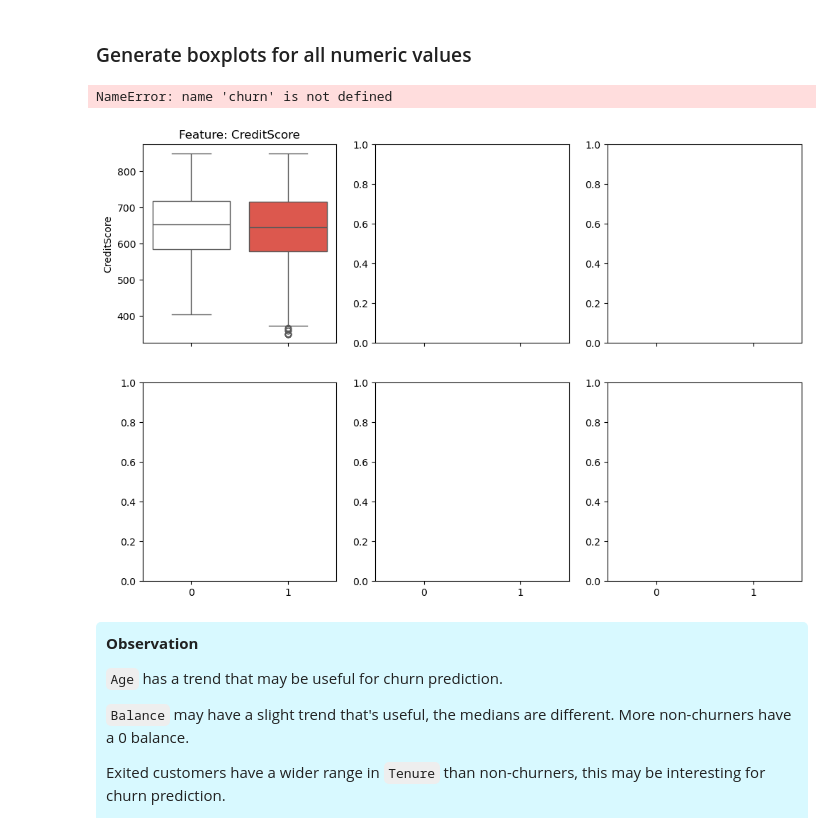
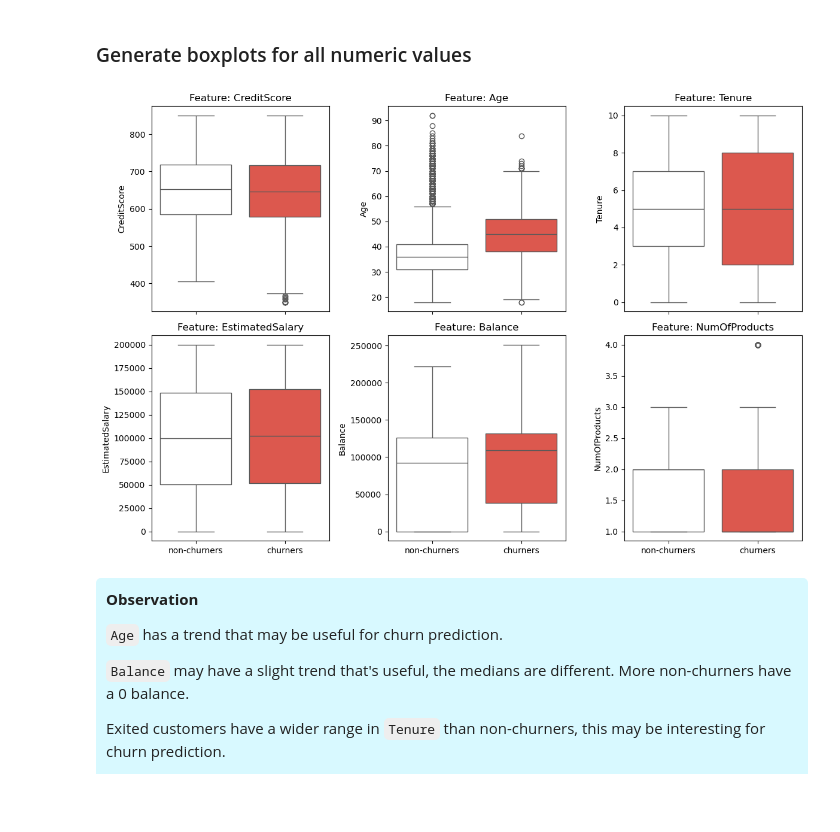
Before and after one commit to kieswetter-hub/Customer-Churn-Bank, a Jupyter notebook: back_churn.ipynb, the cells around one changed output. Saved outputs shown, nothing was run; the diff lists cells and outputs as text; code cells hidden in the pictures; blank space fills up the shorter version.

```diff
--- a/back_churn.ipynb
+++ b/back_churn.ipynb
@@ -601,27 +601,26 @@ bank_cols.drop(["CustomerId", "Exited"], axis = 1, inplace = True)
 # %%
 fig, ax = plt.subplots(2, 3, sharex="all", figsize=(12, 8))
 
 ax = ax.flatten()
 
 for i, axis in zip(bank_cols, ax):
     sns.boxplot(data=bank,
                 x="Exited",
                 y=i,
                 hue = "Exited",
                 palette = ["white", "#f44336"],
                 ax = axis,
                 legend = False)
     axis.set_title(f"Feature: {i}")
     axis.set_xlabel("")
     ticks = axis.get_xticks()
     axis.set_xticks(ticks)
-    axis.set_xticklabels(churn)
+    axis.set_xticklabels(["non-churners", "churners"])
 
 plt.tight_layout()
 plt.show();
 # %% [output]
-NameError: name 'churn' is not defined
-[figure, old version]
+[figure, new version]
 # %% [markdown]
 <div style="background-color:#d8f9ff; padding: 10px; border-radius: 5px;">
 
```
